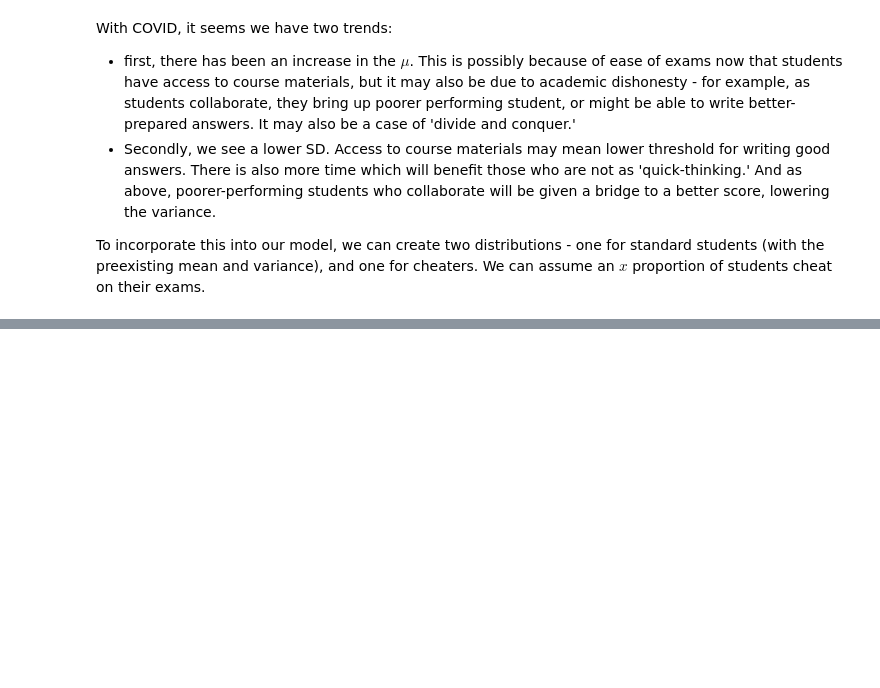
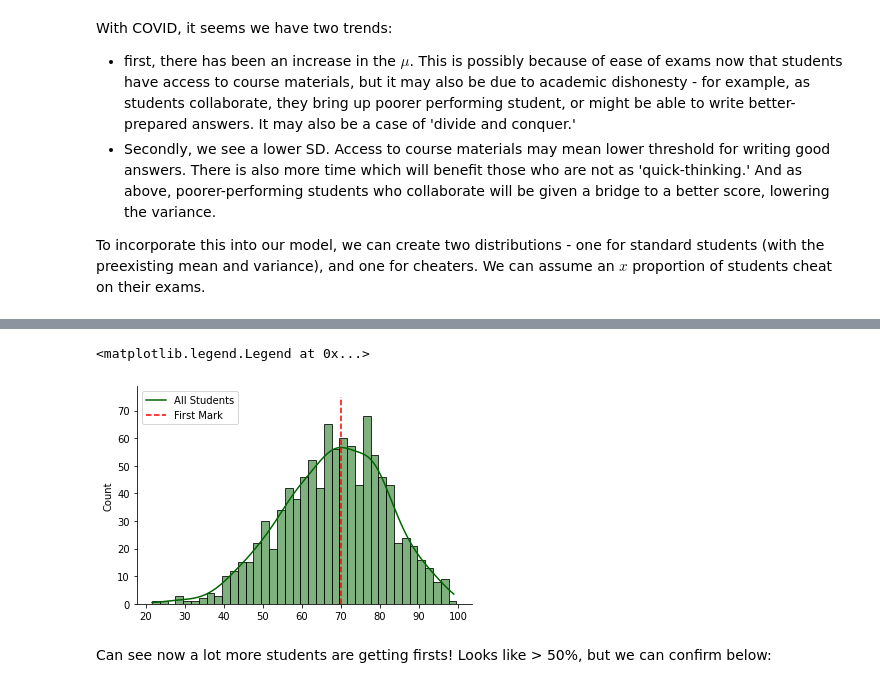
Before and after one commit to prakritj/exams_cheating, a Jupyter notebook: rough.ipynb, the cells around one changed output, grey strips where cells are left out. Cells and saved outputs as stored; diff of their text form; code cells hidden in the pictures; blank space fills up the shorter version.

```diff
--- a/rough.ipynb
+++ b/rough.ipynb
@@ -95,0 +128,11 @@ To incorporate this into our model, we can create two distributions - one for st
+# %%
+total_scores = np.append(honest_scores, cheat_scores)
+sns.histplot(x=total_scores, binwidth=2, kde = True, stat = 'count', label = 'Exam Dist', color = 'darkgreen')
+plt.vlines(first_mark, 0, 75, color='r', label='First', colors="r", linestyles='dashed')
+sns.despine()
+plt.legend(['All Students', 'First Mark'])
+# %% [output]
+<matplotlib.legend.Legend at 0x...>
+[figure, added]
+# %% [markdown]
+Can see now a lot more students are getting firsts! Looks like > 50%, but we can confirm below:
```
Also changed, not shown: parts of 9 cells of this notebook.
